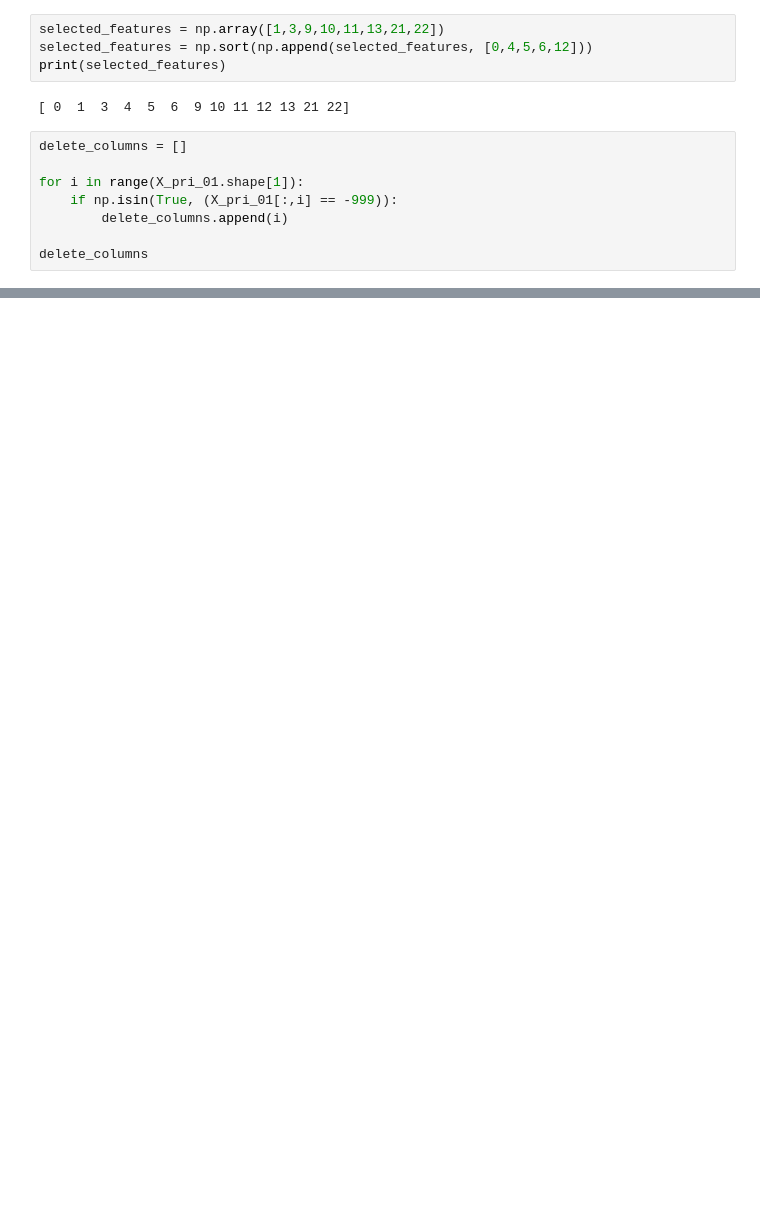
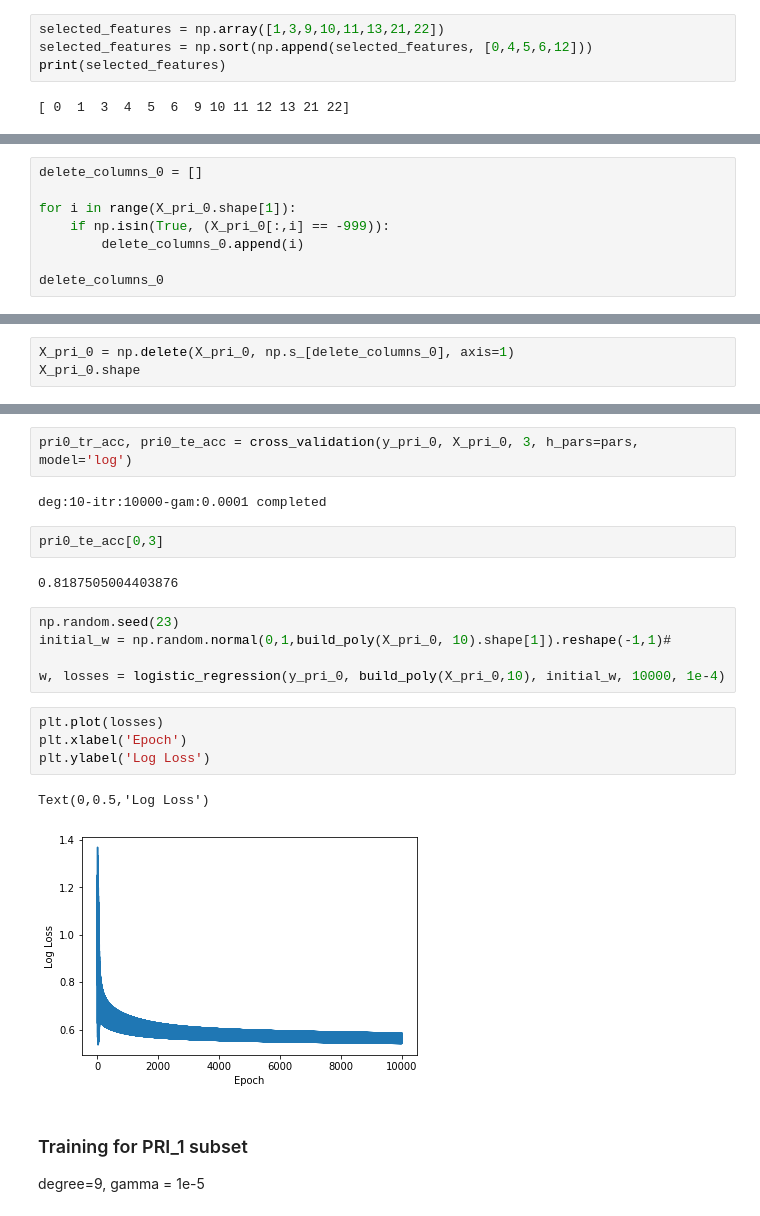
Before and after one commit to canaltinigne/EPFL-ML-Project_1, a Jupyter notebook: code/Logistic_Regression_Models.ipynb, the cells around one changed output, grey strips where cells are left out. Cells and saved outputs as stored; diff of their text form; blank space fills up the shorter version.

```diff
--- a/code/Logistic_Regression_Models.ipynb
+++ b/code/Logistic_Regression_Models.ipynb
@@ -45,11 +63,3 @@ selected_features = np.sort(np.append(selected_features, [0,4,5,6,12]))
 print(selected_features)
 # %% [output]
 [ 0  1  3  4  5  6  9 10 11 12 13 21 22]
-# %%
-delete_columns = []
-
-for i in range(X_pri_01.shape[1]):
-    if np.isin(True, (X_pri_01[:,i] == -999)):
-        delete_columns.append(i)
-
-delete_columns
@@ -136,0 +66,8 @@ degree=9, gam=1e-5
+# %%
+delete_columns_0 = []
+
+for i in range(X_pri_0.shape[1]):
+    if np.isin(True, (X_pri_0[:,i] == -999)):
+        delete_columns_0.append(i)
+
+delete_columns_0
@@ -136,0 +86,3 @@ degree=9, gam=1e-5
+# %%
+X_pri_0 = np.delete(X_pri_0, np.s_[delete_columns_0], axis=1)
+X_pri_0.shape
@@ -136,0 +162,24 @@ degree=9, gam=1e-5
+# %%
+pri0_tr_acc, pri0_te_acc = cross_validation(y_pri_0, X_pri_0, 3, h_pars=pars, model='log')
+# %% [output]
+deg:10-itr:10000-gam:0.0001 completed
+# %%
+pri0_te_acc[0,3]
+# %% [output]
+0.8187505004403876
+# %%
+np.random.seed(23)
+initial_w = np.random.normal(0,1,build_poly(X_pri_0, 10).shape[1]).reshape(-1,1)#
+
+w, losses = logistic_regression(y_pri_0, build_poly(X_pri_0,10), initial_w, 10000, 1e-4)
+# %%
+plt.plot(losses)
+plt.xlabel('Epoch')
+plt.ylabel('Log Loss')
+# %% [output]
+Text(0,0.5,'Log Loss')
+[figure, added]
+# %% [markdown]
+### Training for PRI_1 subset
+
+degree=9, gamma = 1e-5
```
Also changed, not shown: parts of 54 cells of this notebook, 10 other files.
